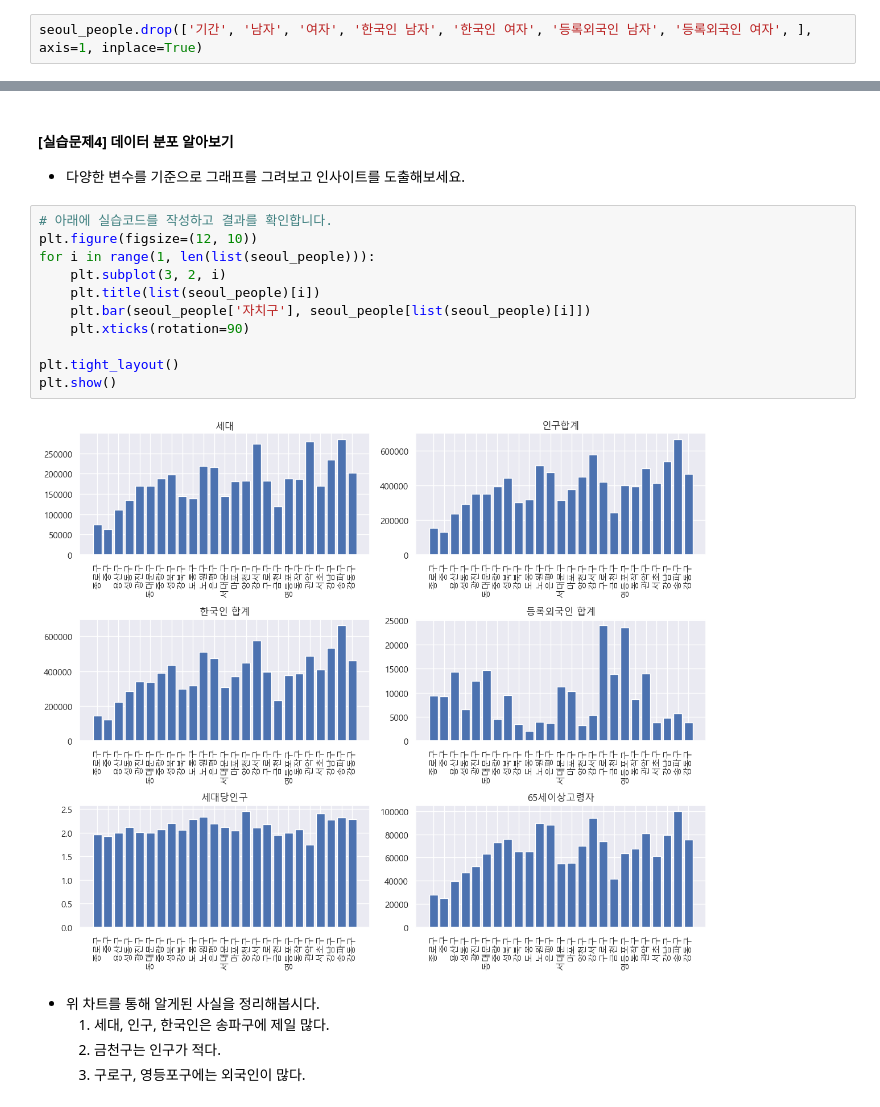
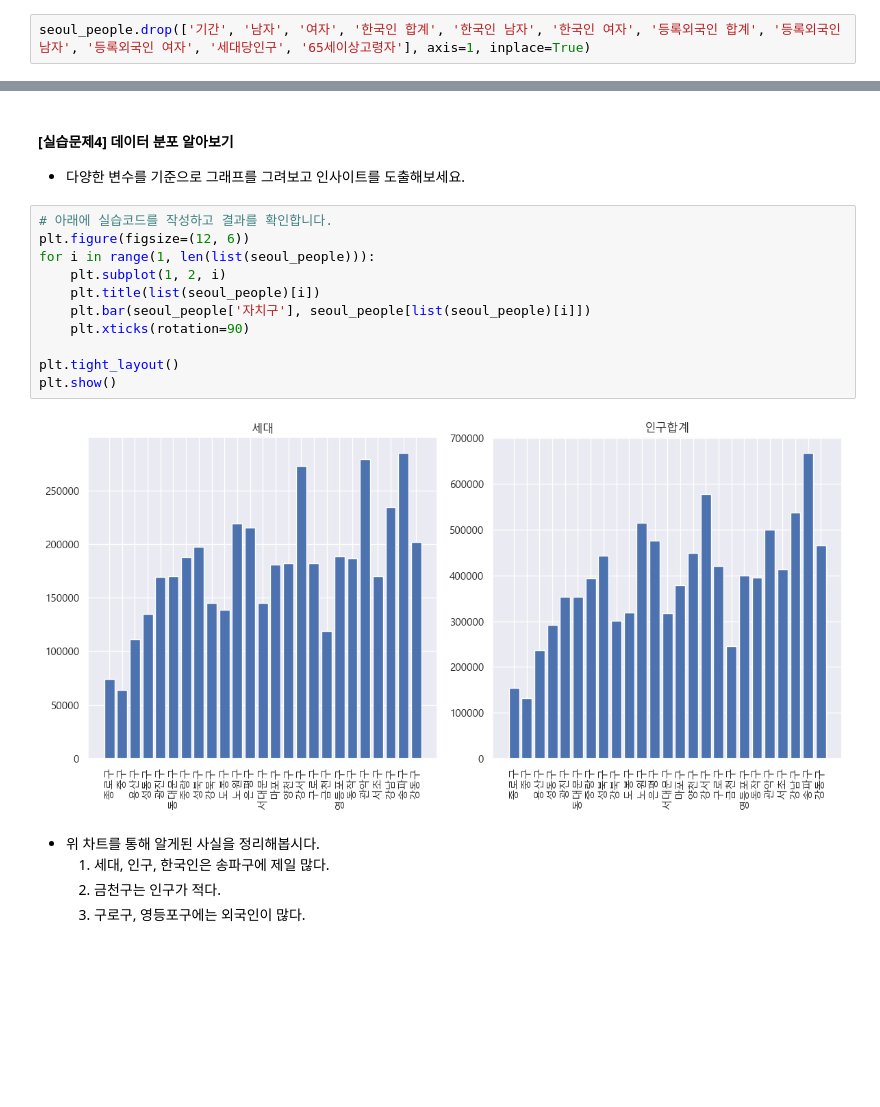
Before and after one commit to Jihwan98/aivle_school, a Jupyter notebook: 2023.02.13_미니프로젝트1차_실습자료/1.3 데이터 불러오기 및 분석(EDA)_1차_주민등록데이터.ipynb, the cells around one changed output, grey strips where cells are left out. Saved outputs shown, nothing was run; the diff lists cells and outputs as text; blank space fills up the shorter version.

```diff
--- a/2023.02.13_미니프로젝트1차_실습자료/1.3 데이터 불러오기 및 분석(EDA)_1차_주민등록데이터.ipynb
+++ b/2023.02.13_미니프로젝트1차_실습자료/1.3 데이터 불러오기 및 분석(EDA)_1차_주민등록데이터.ipynb
@@ -161,4 +161,4 @@ seoul_people
 | 26 | 2022.1/4 | 송파구 | 285106 | 668261 | 321963 | 346298 | 662607 | 319407 | 343200 | 5654 | 2556 | ... |
 | 27 | 2022.1/4 | 강동구 | 201926 | 465097 | 227891 | 237206 | 461300 | 226203 | 235097 | 3797 | 1688 | ... |
 # %%
-seoul_people.drop(['기간', '남자', '여자', '한국인 남자', '한국인 여자', '등록외국인 남자', '등록외국인 여자', ], axis=1, inplace=True)
+seoul_people.drop(['기간', '남자', '여자', '한국인 합계', '한국인 남자', '한국인 여자', '등록외국인 합계', '등록외국인 남자', '등록외국인 여자', '세대당인구', '65세이상고령자'], axis=1, inplace=True)
@@ -235,17 +232,17 @@ import scipy.stats as spst
 * 다양한 변수를 기준으로 그래프를 그려보고 인사이트를 도출해보세요.
 # %%
 # 아래에 실습코드를 작성하고 결과를 확인합니다.
-plt.figure(figsize=(12, 10))
+plt.figure(figsize=(12, 6))
 for i in range(1, len(list(seoul_people))):
-    plt.subplot(3, 2, i)
+    plt.subplot(1, 2, i)
     plt.title(list(seoul_people)[i])
     plt.bar(seoul_people['자치구'], seoul_people[list(seoul_people)[i]])
     plt.xticks(rotation=90)
 
 plt.tight_layout()
 plt.show()
 # %% [output]
-[figure, old version]
+[figure, new version]
 # %% [markdown]
 -  위 차트를 통해 알게된 사실을 정리해봅시다.
     1. 세대, 인구, 한국인은 송파구에 제일 많다.
```
Also changed, not shown: parts of 4 cells of this notebook, 5 other files.
